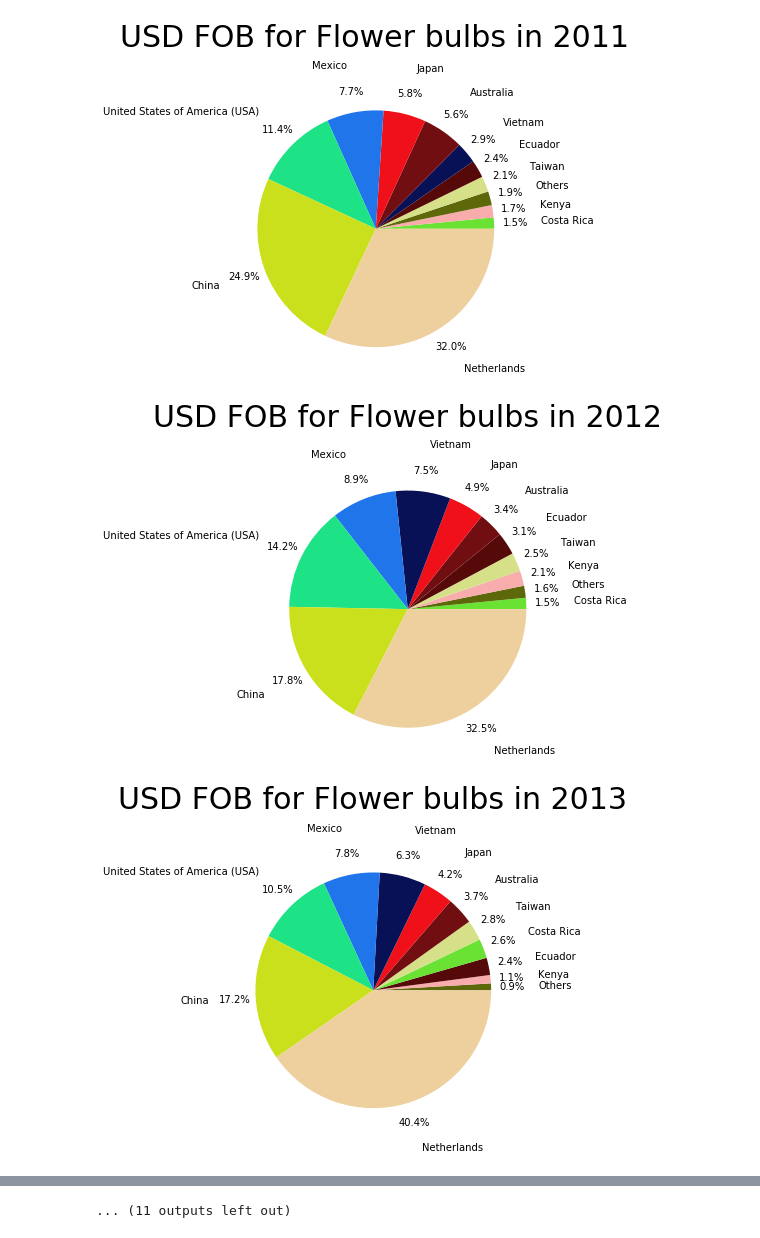
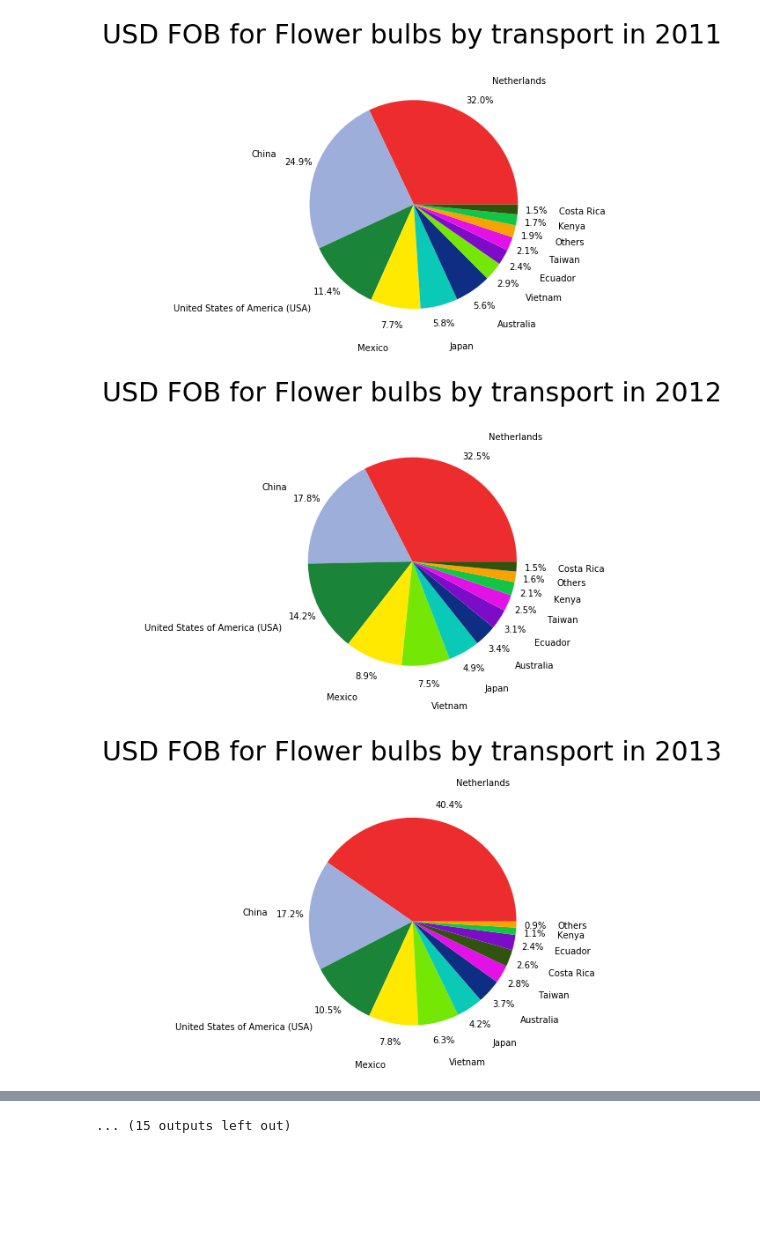
Before and after one commit to Hernan4444/DataScience-Agro, a Jupyter notebook: Question 02 - Export and import by country.ipynb, the cells around one changed output, grey strips where cells are left out. Drawn from its saved outputs; the diff is of its cells as text; code cells hidden in the pictures; blank space fills up the shorter version.

```diff
--- a/Question 02 - Export and import by country.ipynb
+++ b/Question 02 - Export and import by country.ipynb
@@ -30,0 +46,15 @@ def return_color(country):
+# %%
+filename_export = "data" + os.sep + "export" + os.sep + "all_export_with_group_and_label.txt"
+filename_import = "data" + os.sep + "import" + os.sep + "all_import_with_group_and_label.txt"
+
+usecols_export =  ["TOTALVALORFOB", "PAISDESTINO", "YEAR", "GROUP"]
+usecols_import =  ["CIF", "PA_ORIG", "YEAR", "GROUP"]
+
+
+data_import = pd.read_csv(filename_import, decimal=',',
+                   sep=";", encoding="latin1", quoting=csv.QUOTE_NONE,
+                   usecols = usecols_import)
+
+data_export = pd.read_csv(filename_export, decimal=',',
+                          sep=";", encoding="latin1", quoting=csv.QUOTE_NONE,
+                          usecols = usecols_export)
@@ -94,46 +107,34 @@ for group in ["Flower bulbs", "Other live plants", "Cut flowers", "Foliage"]:
 # %%
-def define_country(row, total):
-    if row[1] > 0.01*total:
-        return row[0]
-    return "Others"
+for group in ["Flower bulbs", "Other live plants", "Cut flowers", "Foliage"]:
+    new_data = data_export[data_export["GROUP"] == group]
 
-filename = "data" + os.sep + "export" + os.sep + "all_export_with_group_and_label.txt"
-usecols =  ["TOTALVALORFOB", "PAISDESTINO", "YEAR", "GROUP"]
-
-data = pd.read_csv(filename, decimal=',',
-                   sep=";", encoding="latin1", quoting=csv.QUOTE_NONE,
-                   usecols = usecols)
-
-for group in ["Flower bulbs", "Other live plants", "Cut flowers", "Foliage"]:
-    new_data = data[data["GROUP"] == group]
-
-    for year in range(2011, 2017):
+    for year in range(2011, 2018):
         temporal_data = new_data[new_data["YEAR"] == year]
 
         if not temporal_data.empty:
             sums = temporal_data.groupby(['PAISDESTINO']).sum().reset_index()
             total = sums["TOTALVALORFOB"].sum()
 
             sums['COUNTRY'] = sums.apply(lambda x: define_country(x, total), axis=1)
 
-            aux = sums[["COUNTRY", "TOTALVALORFOB"]].groupby("COUNTRY").sum().sort_values("TOTALVALORFOB")
+            aux = sums[["COUNTRY", "TOTALVALORFOB"]].groupby("COUNTRY").sum()
+            aux = aux.sort_values("TOTALVALORFOB", ascending=False)
 
-            plt.pie(aux,colors= [return_color(x) for x in aux.index],
+
+            plt.pie(aux,colors= [generator.color(x) for x in aux.index],
                     autopct='%1.1f%%', pctdistance=1.18, labels = aux.index,
                     labeldistance=1.4)
 
-            # View the plot drop above
+
             plt.axis('equal')
+            plt.tight_layout()
 
-            # View the plot
-            plt.tight_layout()
-            #plt.legend(aux.index, loc='upper right', bbox_to_anchor=(1.3, 1))
+            plt.title("USD FOB for {} by transport in {}".format(group, year), fontdict ={'fontsize': 30}, y=1.18)
 
-            plt.title("USD FOB for {} in {}".format(group, year), fontdict ={'fontsize': 30}, y=1.18)
-
-            plt.savefig("USD FOB for {} in {}".format(group, year), bbox_inches='tight')
+            plt.savefig("USD FOB for {} by transport in {}".format(group, year), bbox_inches='tight')
             plt.show()
+    generator.reset()
 # %% [output]
-[figure, old version]
+[figure, new version]
-[figure, old version]
+[figure, new version]
-[figure, old version]
+[figure, new version]
@@ -149 +150 @@ for group in ["Flower bulbs", "Other live plants", "Cut flowers", "Foliage"]:
-... (11 outputs left out)
+... (15 outputs left out)
```
Also changed, not shown: parts of 9 cells of this notebook, 2 other files.
